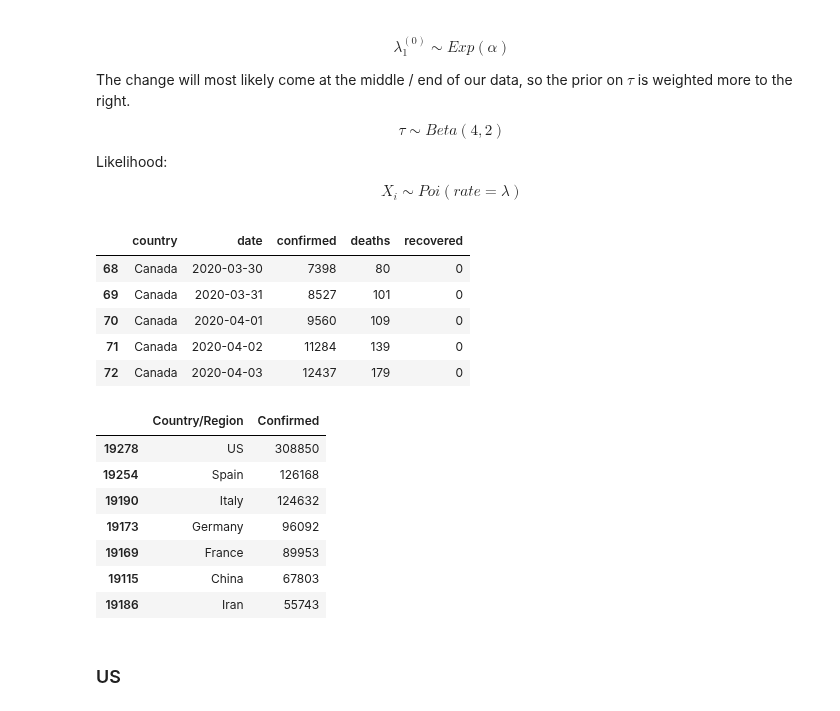
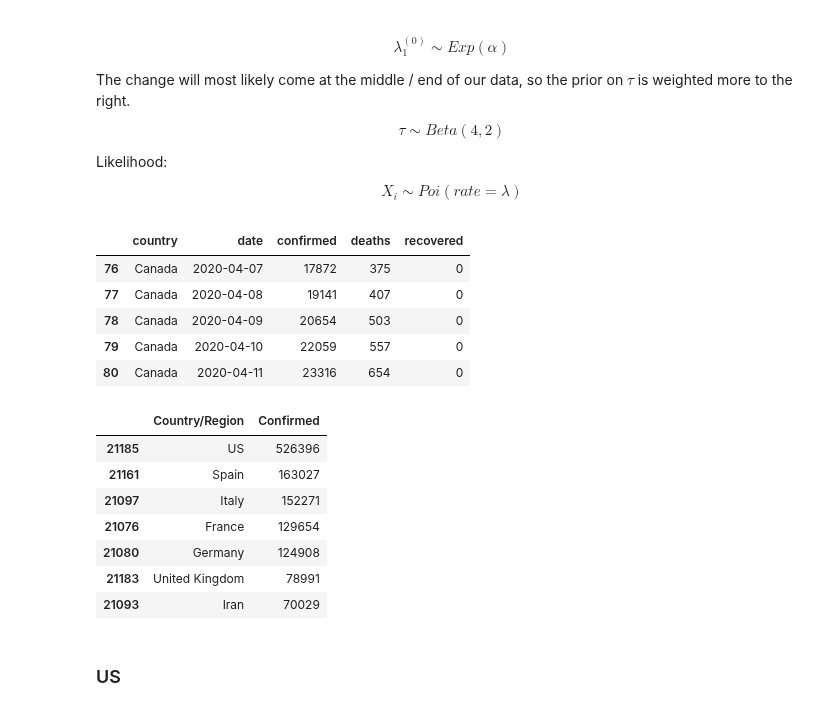
Before and after one commit to jramkiss/jramkiss.github.io, a Jupyter notebook: _posts/notebooks/covid19-changes.ipynb, the cells around one changed output. Drawn from its saved outputs; the diff is of its cells as text; code cells hidden in the pictures.

```diff
--- a/_posts/notebooks/covid19-changes.ipynb
+++ b/_posts/notebooks/covid19-changes.ipynb
@@ -63,44 +63,40 @@ def printmd(string):
 import warnings
 warnings.filterwarnings('ignore')
 # %%
-data = pd.read_csv("/Users/jonny/Desktop/Dataset/covid_19_counts-april8.csv")
+data = pd.read_csv("/Users/jonny/Desktop/Dataset/covid_19_counts-april12.csv")
 data.Date = pd.to_datetime(data.Date)
 
 # use only canada for now
 cad = data.loc[data["Country/Region"] == "Canada", ["Country/Region", "Date", "Confirmed", "Deaths", "Recovered"]]
 cad.columns = ["country", "date", "confirmed", "deaths", "recovered"]
 
 # group by country and date, sum(confirmed, deaths, recovered)
 cad = cad.groupby(['country','date'])['confirmed', 'deaths', 'recovered'].sum().reset_index()
 
 # convert date string to datetime
 cad.date = pd.to_datetime(cad.date)
 cad = cad.sort_values(by = "date")
-
-# weird data around April 5th, just remove for now:
-cad = cad[cad.date < "2020-04-04"]
-
 cad.tail()
 # %% [output]
 |  | country | date | confirmed | deaths | recovered |
-| 68 | Canada | 2020-03-30 | 7398 | 80 | 0 |
-| 69 | Canada | 2020-03-31 | 8527 | 101 | 0 |
-| 70 | Canada | 2020-04-01 | 9560 | 109 | 0 |
-| 71 | Canada | 2020-04-02 | 11284 | 139 | 0 |
-| 72 | Canada | 2020-04-03 | 12437 | 179 | 0 |
+| 76 | Canada | 2020-04-07 | 17872 | 375 | 0 |
+| 77 | Canada | 2020-04-08 | 19141 | 407 | 0 |
+| 78 | Canada | 2020-04-09 | 20654 | 503 | 0 |
+| 79 | Canada | 2020-04-10 | 22059 | 557 | 0 |
+| 80 | Canada | 2020-04-11 | 23316 | 654 | 0 |
 # %%
 # countries with the most cases:
-data.loc[data["Date"] == "2020-04-04", ["Country/Region", "Confirmed"]].sort_values(by = "Confirmed",
+data.loc[data["Date"] == "2020-04-11", ["Country/Region", "Confirmed"]].sort_values(by = "Confirmed",
                                                                                     ascending = False)[:7]
 # %% [output]
 |  | Country/Region | Confirmed |
-| 19278 | US | 308850 |
-| 19254 | Spain | 126168 |
-| 19190 | Italy | 124632 |
-| 19173 | Germany | 96092 |
-| 19169 | France | 89953 |
-| 19115 | China | 67803 |
-| 19186 | Iran | 55743 |
+| 21185 | US | 526396 |
+| 21161 | Spain | 163027 |
+| 21097 | Italy | 152271 |
+| 21076 | France | 129654 |
+| 21080 | Germany | 124908 |
+| 21183 | United Kingdom | 78991 |
+| 21093 | Iran | 70029 |
 # %%
 # function to make the time series of confirmed and daily confirmed cases for a specific country
 def create_country (country, end_date) :
```
Also changed, not shown: parts of 15 cells of this notebook, 1 other file.
